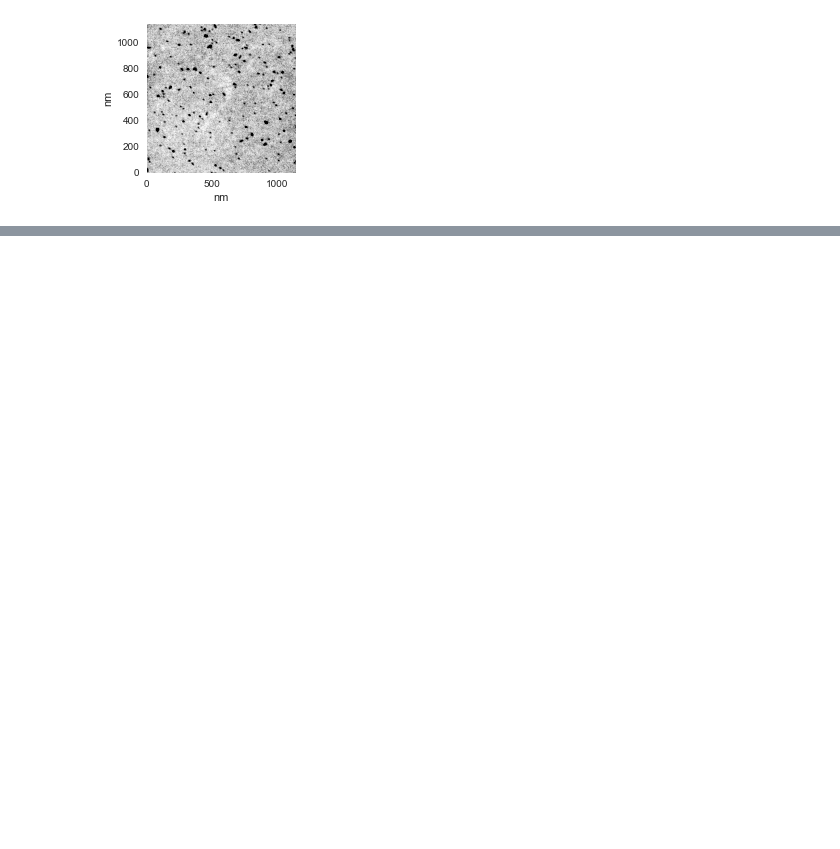
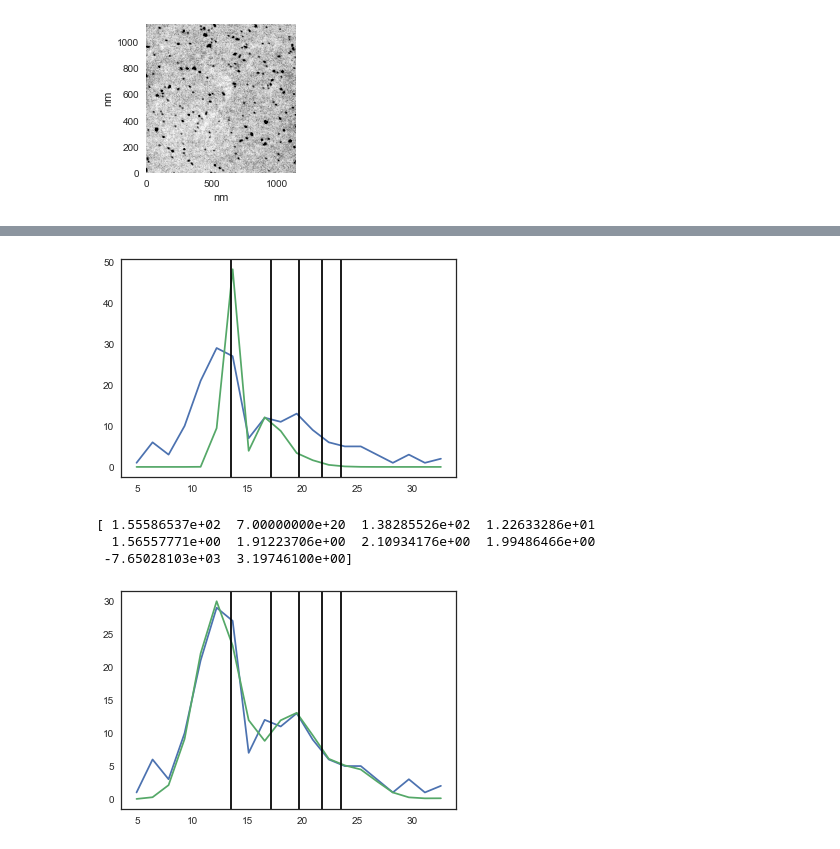
Before and after one commit to mhantke/esi_at_amo, a Jupyter notebook: notebooks/fig_rubisco_em.ipynb, the cells around one changed output, grey strips where cells are left out. Cells and saved outputs as stored; diff of their text form; code cells hidden in the pictures; blank space fills up the shorter version.

```diff
--- a/notebooks/fig_rubisco_em.ipynb
+++ b/notebooks/fig_rubisco_em.ipynb
@@ -104,0 +112,69 @@ ImportError: No module named cv2
+# %%
+poisson_prob = lambda lam, k: exp(-lam)*lam**k/scipy.special.factorial(k)
+
+droplet_V = lambda droplet_d: 4./3.*pi*(droplet_d*1E-9/2.)**3
+lam = lambda conc_SI, droplet_d: conc_SI * droplet_V(droplet_d)
+
+A0 = lambda conc_SI, droplet_d, sigma, k: poisson_prob(lam(conc_SI, droplet_d), k)/sigma
+A0s = lambda conc_SI, droplet_d, sigmas, ks: [A0(conc_SI, droplet_d, sigma, k) for k, sigma in zip(ks, sigmas)]
+
+f = lambda x, n, conc_SI, droplet_d, x0, a, sigmas: gaussians(
+    x,
+    A0s=A0s(
+        conc_SI=conc_SI,
+        droplet_d=droplet_d,
+        sigmas=sigmas,
+        ks=range(1, n+1)
+    ),
+    x0s=[(x0*k**(1/a)) for k in range(1, 1+n)],
+    sigmas=sigmas,
+)
+_f = lambda x, n, p: p[0] * f(x, n, conc_SI=p[1], droplet_d=p[2], x0=p[3], a=p[4], sigmas=p[5:])
+
+sigmas_init = [0.7, 0.8, 0.9, 1.0, 1.1]#, 1.3]#1.0, 1.0]#, 1.0, 1.0]
+n = len(sigmas_init)
+conc_SI_init = 7E20
+A_init = 100
+x0_init = 13.5
+a_init = 2.9
+droplet_d_init = 124.48319653
+x0s_init = asarray([(x0_init*k**(1./a_init)) for k in range(1, 1+n)])
+p_init = [A_init] + [conc_SI_init] + [droplet_d_init] + [x0_init] + [a_init] + sigmas_init
+
+err = lambda p: ((H-_f(x=d_centers, n=n, p=p))**2).sum()
+
+H_init = _f(x=d_centers, n=n, p=p_init)
+
+plot(d_centers, H)
+plot(d_centers, H_init)
+for x0 in x0s_init:
+    axvline(x0, color='k')
+show()
+
+res = scipy.optimize.minimize(err, p_init)
+p_fit = res.x
+print(p_fit)
+
+A_fit = p_fit[0]
+conc_SI_fit = p_fit[1]
+droplet_d_fit = p_fit[2]
+x0_fit = p_fit[3]
+a_fit = p_fit[4]
+sigmas_fit = p_fit[5:]
+
+x0s_fit = asarray([(x0_fit*k**(1./a_fit)) for k in range(1, 1+n)])
+
+H_fit = _f(x=d_centers, n=n, p=res.x)
+
+figure()
+plot(d_centers, H)
+plot(d_centers, H_fit)
+for x0 in x0s_init:
+    axvline(x0, color='k')
+show()
+# %% [output]
+[figure, added]
+[ 1.55586537e+02  7.00000000e+20  1.38285526e+02  1.22633286e+01
+  1.56557771e+00  1.91223706e+00  2.10934176e+00  1.99486466e+00
+ -7.65028103e+03  3.19746100e+00]
+[figure, added]
```
Also changed, not shown: parts of 11 cells of this notebook, 3 other files.
